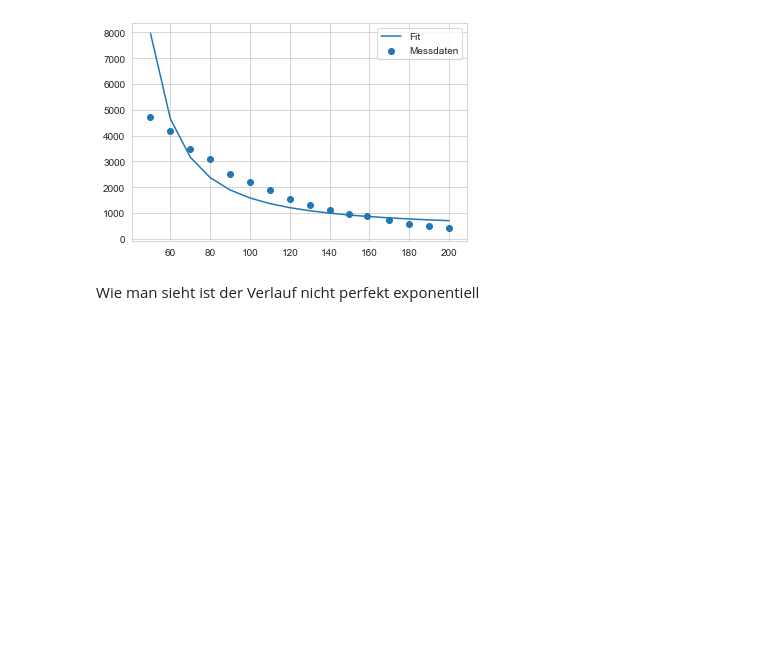
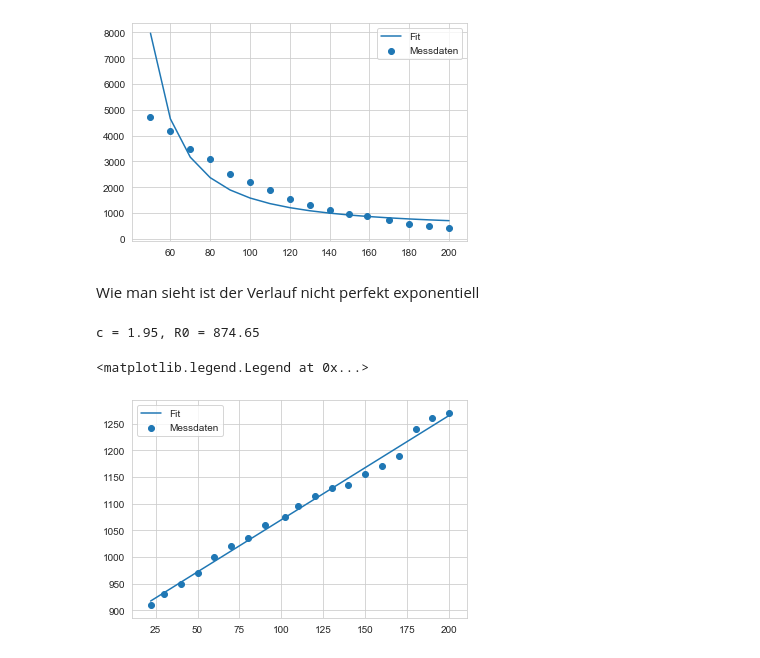
Before and after one commit to Hellstormer00/P2, a Jupyter notebook: EBauelemente/Notebooks/Aufg1.ipynb, the cells around one changed output. Cells and saved outputs as stored; diff of their text form; code cells hidden in the pictures; blank space fills up the shorter version.

```diff
--- a/EBauelemente/Notebooks/Aufg1.ipynb
+++ b/EBauelemente/Notebooks/Aufg1.ipynb
@@ -68,3 +68,16 @@ a = 315.36, b = 161.47
 [figure]
 # %% [markdown]
 Wie man sieht ist der Verlauf nicht perfekt exponentiell
+# %%
+c, R0 = np.polyfit(pt["T[C]"], pt["R[Ohm]"], 1)
+print("c = {:.2f}, R0 = {:.2f}".format(c, R0))
+
+plt.plot(pt["T[C]"], c * pt["T[C]"] + R0, label="Fit")
+plt.scatter(pt["T[C]"], pt["R[Ohm]"], label="Messdaten")
+plt.legend()
+
+# plt.savefig(os.path.join(PLOTS, "pt_plot_fit"))
+# %% [output]
+c = 1.95, R0 = 874.65
+<matplotlib.legend.Legend at 0x...>
+[figure, added]
```
